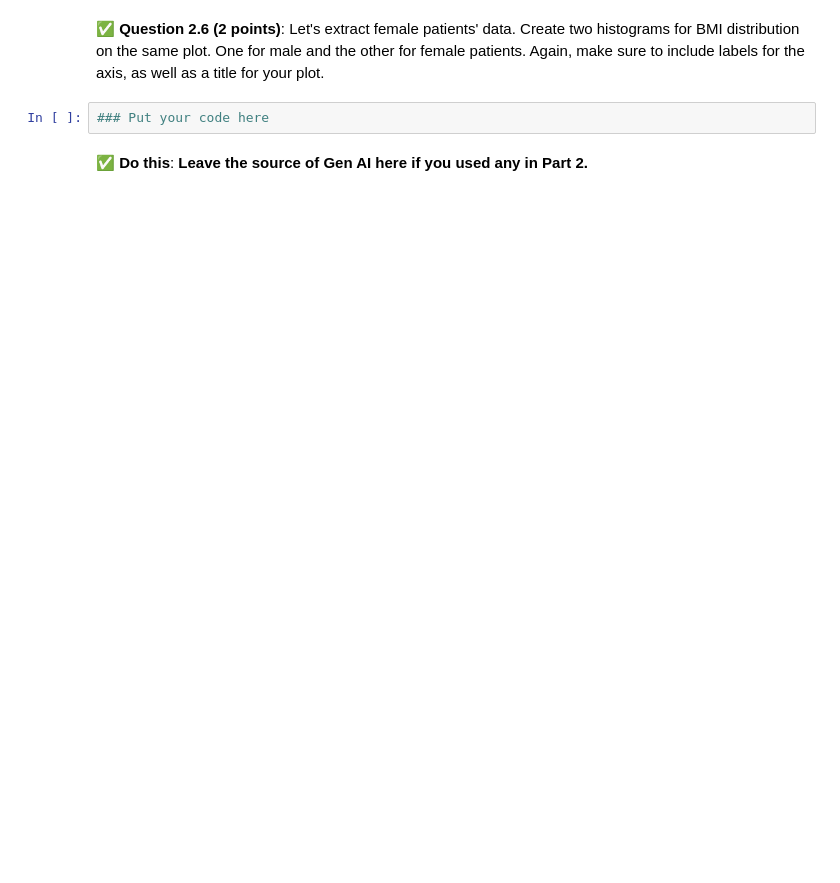
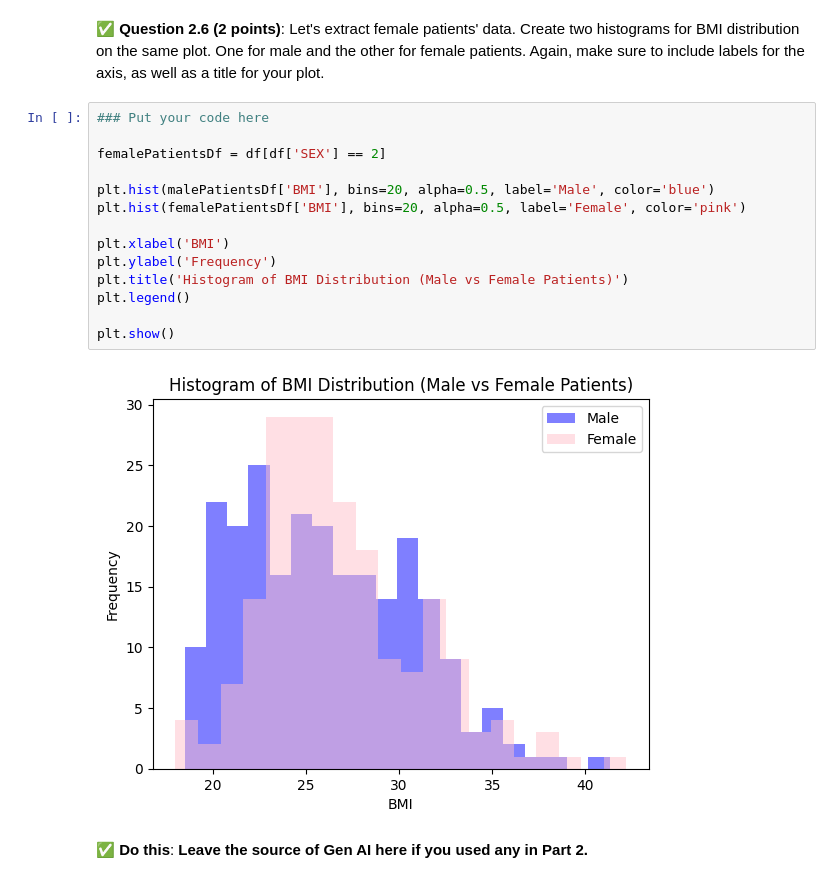
Before and after one commit to KinghamRMSU/CMSE202-f25-turnin, a Jupyter notebook: midterm/CMSE202-Midterm-Section003-STUDENT.ipynb, the cells around one changed output. Drawn from its saved outputs; the diff is of its cells as text; blank space fills up the shorter version.

```diff
--- a/midterm/CMSE202-Midterm-Section003-STUDENT.ipynb
+++ b/midterm/CMSE202-Midterm-Section003-STUDENT.ipynb
@@ -86,5 +140,19 @@ Download the files using `curl` and the links (`https://raw.githubusercontent.co
 Create two histograms for BMI distribution on the same plot. One for male and the other for female patients. Again, make sure to include labels for the axis, as well as a title for your plot.
 # %%
 ### Put your code here
+
+femalePatientsDf = df[df['SEX'] == 2]
+
+plt.hist(malePatientsDf['BMI'], bins=20, alpha=0.5, label='Male', color='blue')
+plt.hist(femalePatientsDf['BMI'], bins=20, alpha=0.5, label='Female', color='pink')
+
+plt.xlabel('BMI')
+plt.ylabel('Frequency')
+plt.title('Histogram of BMI Distribution (Male vs Female Patients)')
+plt.legend()
+
+plt.show()
+# %% [output]
+[figure, added]
 # %% [markdown]
 &#9989; **Do this**: **Leave the source of Gen AI here if you used any in Part 2.**
```
Also changed, not shown: parts of 14 cells of this notebook.
